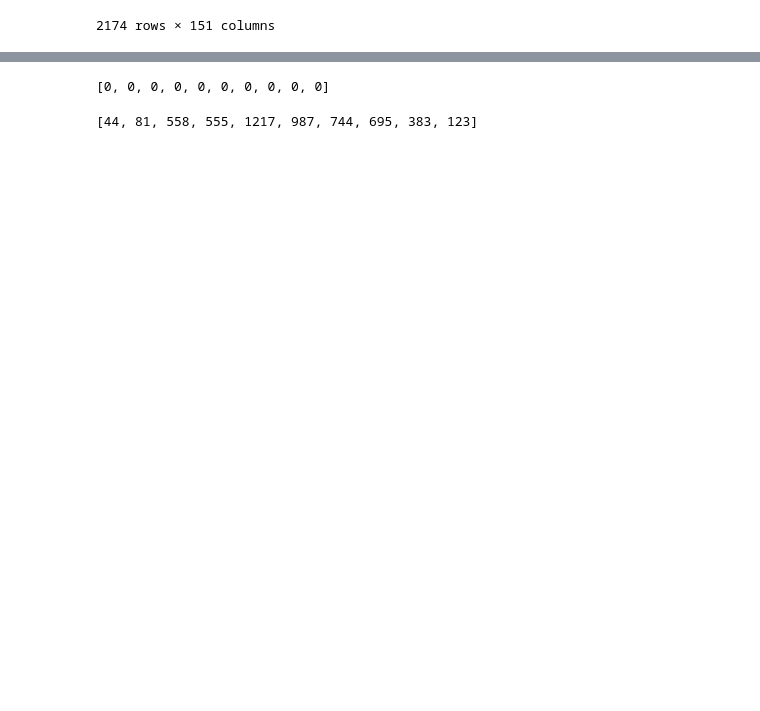
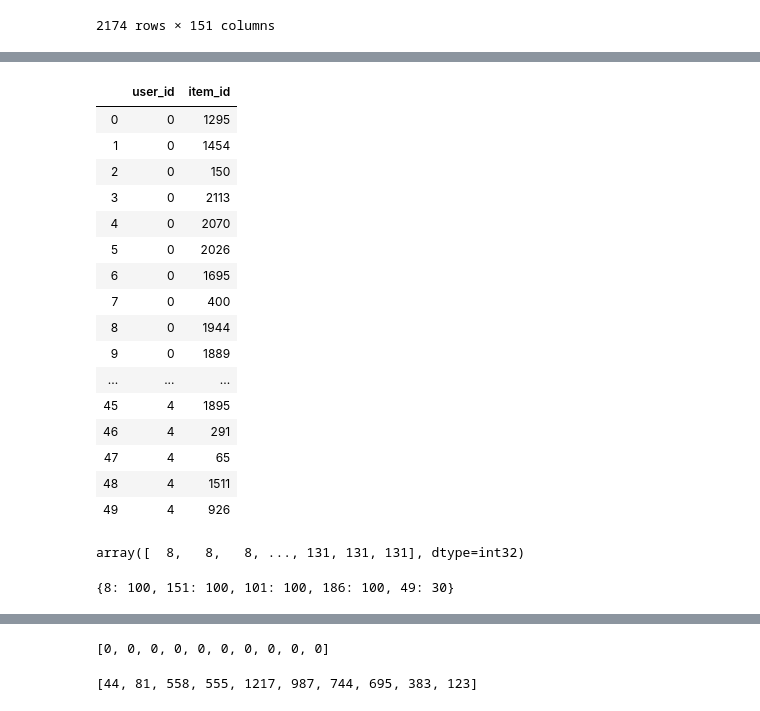
Before and after one commit to wuling31715/Kaggle, a Jupyter notebook: res2020/v1.0.ipynb, the cells around one changed output, grey strips where cells are left out. Drawn from its saved outputs; the diff is of its cells as text; code cells hidden in the pictures; blank space fills up the shorter version.

```diff
--- a/res2020/v1.0.ipynb
+++ b/res2020/v1.0.ipynb
@@ -50,10 +106,31 @@ link = pd.read_csv('links.csv')
 # %%
 sample = pd.read_csv('sample_solution_data.csv')
-# sample
+sample
+# %% [output]
+|  | user_id | item_id |
+| 0 | 0 | 1295 |
+| 1 | 0 | 1454 |
+| 2 | 0 | 150 |
+| 3 | 0 | 2113 |
+| 4 | 0 | 2070 |
+| 5 | 0 | 2026 |
+| 6 | 0 | 1695 |
+| 7 | 0 | 400 |
+| 8 | 0 | 1944 |
+| 9 | 0 | 1889 |
+| ... | ... | ... |
+| 45 | 4 | 1895 |
+| 46 | 4 | 291 |
+| 47 | 4 | 65 |
+| 48 | 4 | 1511 |
+| 49 | 4 | 926 |
 # %%
 from sklearn.cluster import KMeans
 kmeans = KMeans(n_clusters=200, random_state=0).fit(item)
 cluster = kmeans.labels_
+cluster
+# %% [output]
+array([  8,   8,   8, ..., 131, 131, 131], dtype=int32)
 # %%
 item_dict = dict()
 for i in train[train['user_id'] == 0]['item_id']:
@@ -61,6 +138,9 @@ for i in train[train['user_id'] == 0]['item_id']:
         item_dict[cluster[i]] += 10
     else:
         item_dict[cluster[i]] = 10
+item_dict
+# %% [output]
+{8: 100, 151: 100, 101: 100, 186: 100, 49: 30}
 # %%
 link_list = list()
 for i in link[link['src'] == 0]['des']:
```
Also changed, not shown: parts of 11 cells of this notebook.
